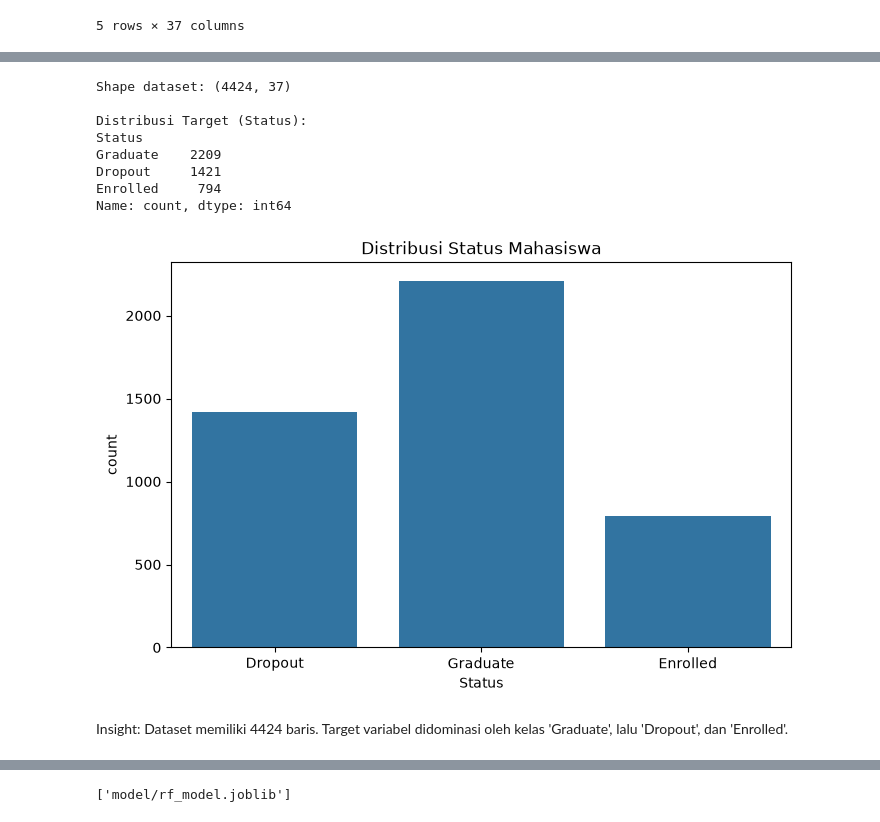
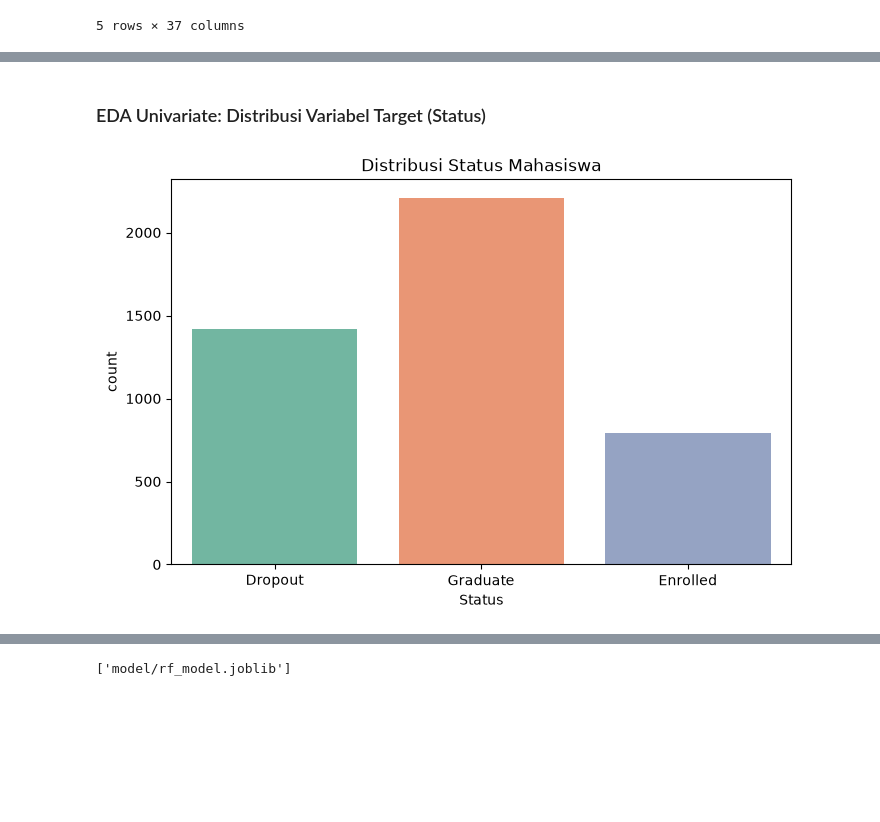
Before and after one commit to FikriArs/Belajar-Penerapan-Data-Science-Tugas-Akhir, a Jupyter notebook: notebook.ipynb, the cells around one changed output, grey strips where cells are left out. Saved outputs shown, nothing was run; the diff lists cells and outputs as text; code cells hidden in the pictures; blank space fills up the shorter version.

```diff
--- a/notebook.ipynb
+++ b/notebook.ipynb
@@ -37,21 +62,9 @@ Pada tahap ini kita akan mengeksplorasi dataset, melihat jumlah baris, kolom, se
+# %% [markdown]
+### EDA Univariate: Distribusi Variabel Target (Status)
 # %%
-print("Shape dataset:", df.shape)
-print("\nDistribusi Target (Status):")
-print(df['Status'].value_counts())
-
 plt.figure(figsize=(8,5))
-sns.countplot(data=df, x='Status')
+sns.countplot(data=df, x='Status', palette='Set2')
 plt.title('Distribusi Status Mahasiswa')
 plt.show()
 # %% [output]
-Shape dataset: (4424, 37)
-
-Distribusi Target (Status):
-Status
-Graduate    2209
-Dropout     1421
-Enrolled     794
-Name: count, dtype: int64
-[figure, old version]
+[figure, new version]
-# %% [markdown]
-Insight: Dataset memiliki 4424 baris. Target variabel didominasi oleh kelas 'Graduate', lalu 'Dropout', dan 'Enrolled'.
```
Also changed, not shown: parts of 25 cells of this notebook, 1 other file.
